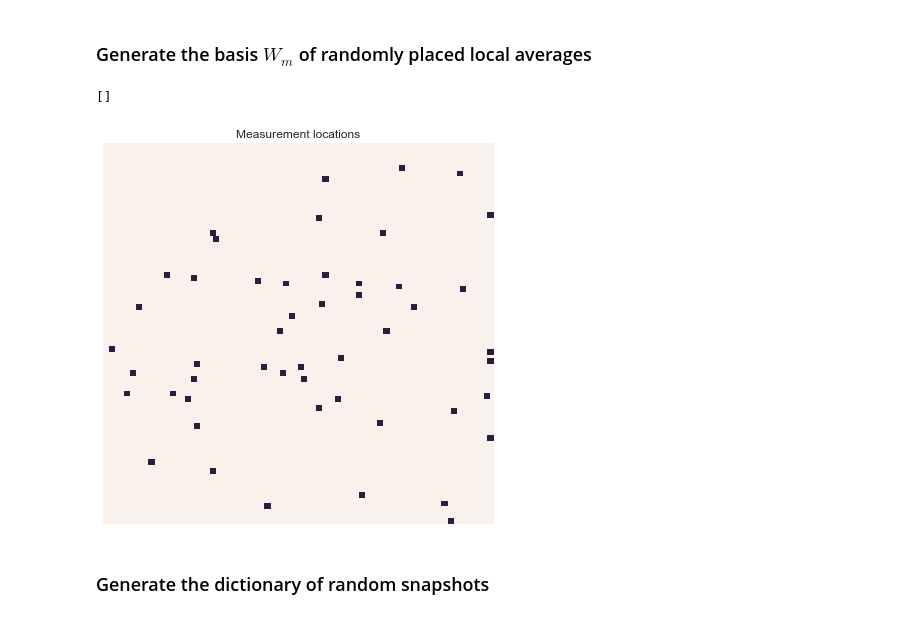
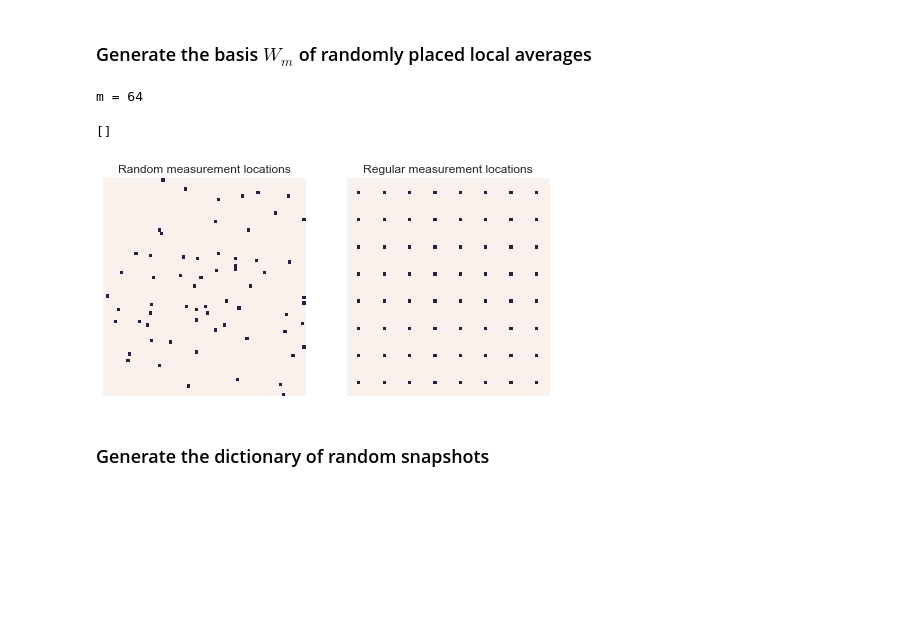
Before and after one commit to james-nichols/pyApproxTools, a Jupyter notebook: notebooks/greedy_Vn/02_greedy_Vn.ipynb, the cells around one changed output. Drawn from its saved outputs; the diff is of its cells as text; code cells hidden in the pictures; blank space fills up the shorter version.

```diff
--- a/notebooks/greedy_Vn/02_greedy_Vn.ipynb
+++ b/notebooks/greedy_Vn/02_greedy_Vn.ipynb
@@ -95,23 +133,34 @@ plt.show()
 ### Generate the basis $W_m$ of randomly placed local averages
 # %%
 # local_width is the width of the measurement squares in terms of FEM mesh squares
-local_width = 2
-m = 50
+width_div = 1
+local_width = 2**width_div
+spacing_div = 4
+
+Wm_reg, Wloc_reg = pat.make_local_avg_grid_basis(width_div, spacing_div, fem_div, return_map=True)
+Wm_reg = Wm_reg.orthonormalise()
+
+m = Wm_reg.n
+print('m =', m)
 
 # We make the ambient spaces for Wm and Vn
 np.random.seed(2)
 
-Wm, Wloc = pat.make_pw_local_avg_random_basis(m=m, div=fem_div, width=local_width, return_map=True)
-Wm = Wm.orthonormalise()
+Wm_rand, Wloc = pat.make_pw_local_avg_random_basis(m=m, div=fem_div, width=local_width, return_map=True)
+Wm_rand = Wm_rand.orthonormalise()
 
-fig, ax = plt.subplots(figsize=(7,7))
+fig = plt.figure(figsize=(8, 4))
+ax = fig.add_subplot(1, 2, 1)
 sns.heatmap(Wloc.values, xticklabels=False, yticklabels=False, cbar=False, ax=ax)
-ax.set_title('Measurement locations')
-#plt.savefig('ddgrb_measurements.pdf')
+ax.set_title('Random measurement locations')
+ax = fig.add_subplot(1, 2, 2)
+sns.heatmap(Wloc_reg.values, xticklabels=False, yticklabels=False, cbar=False, ax=ax)
+ax.set_title('Regular measurement locations')
 plt.plot()
 # %% [output]
-[]
+m = 64
+[]
-[figure, old version]
+[figure, new version]
 # %% [markdown]
 ### Generate the dictionary of random snapshots
 # %%
```
Also changed, not shown: parts of 8 cells of this notebook.
